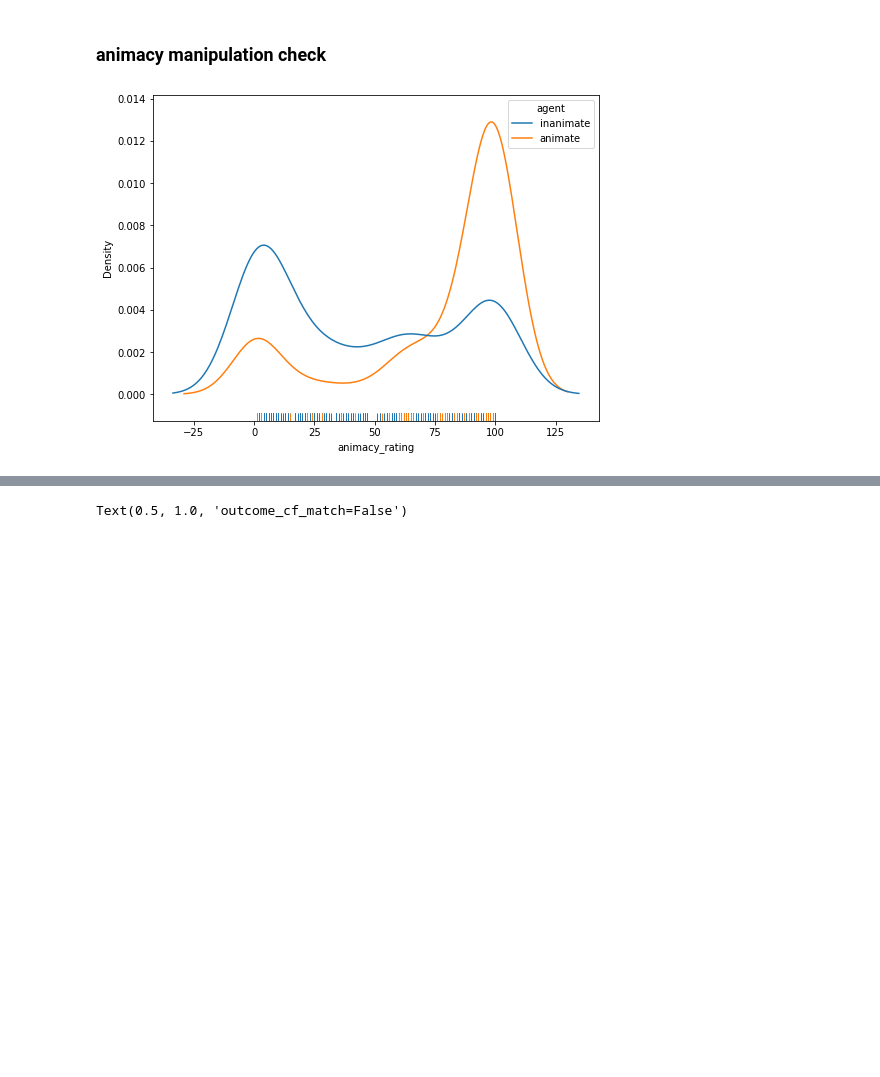
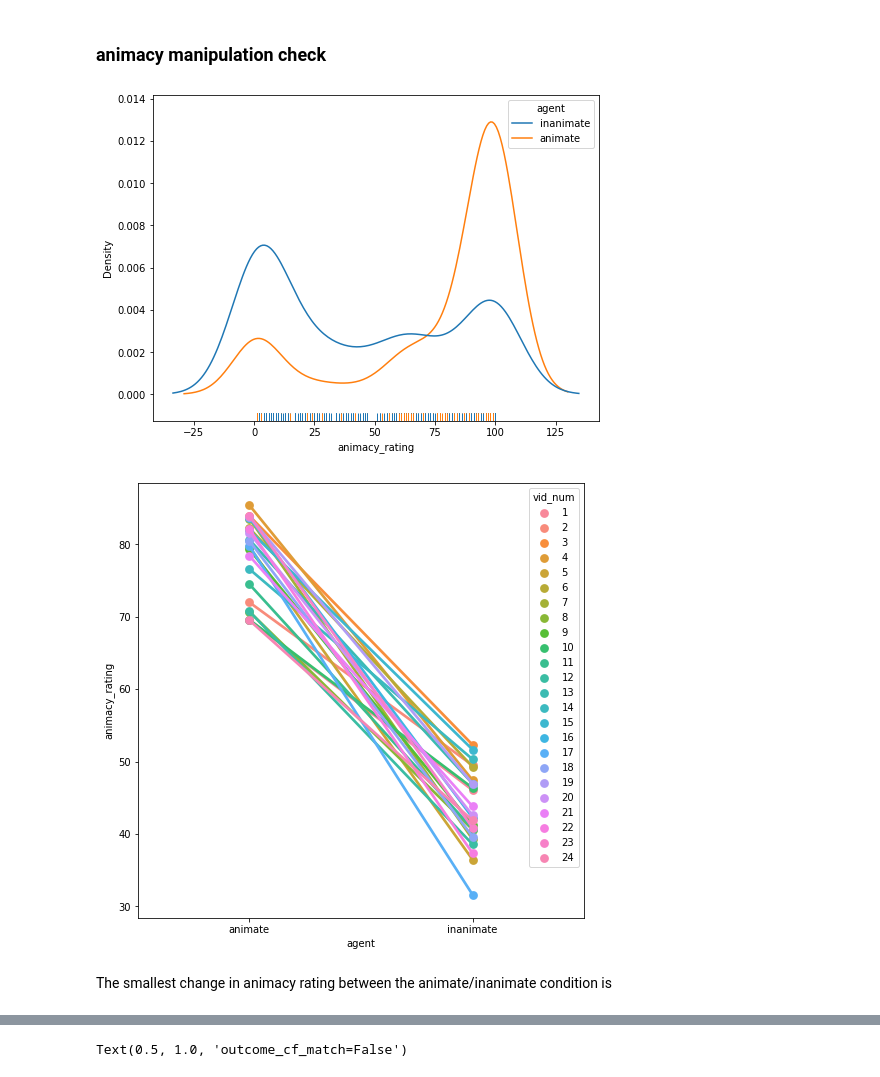
Before and after one commit to temills/robot-feature-learning-v1, a Jupyter notebook: Pilot/Code/pilot_data_analysis.ipynb, the cells around one changed output, grey strips where cells are left out. Saved outputs shown, nothing was run; the diff lists cells and outputs as text; code cells hidden in the pictures; blank space fills up the shorter version.

Commit message:
animacy rating differences

```diff
--- a/Pilot/Code/pilot_data_analysis.ipynb
+++ b/Pilot/Code/pilot_data_analysis.ipynb
@@ -55,10 +55,17 @@ pilotDat.show_variables()
 ['trial_num', 'jspsychID', 'stimulus', 'agent', 'time_elapse', 'causal_rating', 'counterfactual_rating', 'animacy_rating', 'rt_1', 'rt_2', 'rt_3', 'trial_rt', 'subject_id', 'outcome', 'cf', 'outcome_C ...
 # %% [markdown]
 ### animacy manipulation check
-# %%
-pilotDat.rating_dist(variable='animacy_rating', hue='agent', filename='AnimacyRatings.png')
-# %% [output]
-[figure, removed]
+# %%
+pilotDat.rating_dist(variable='animacy_rating', hue='agent', filename='AnimacyRatings.png')
+anim = pilotDat.dat.groupby(['vid_num', 'agent']).mean().animacy_rating.reset_index()
+f, a = plt.subplots(figsize=(8,8))
+sns.pointplot(data=anim, x='agent', y='animacy_rating', hue='vid_num', ax=a)
+plt.savefig('../Plots/animacyRatingChange.png')
+# %% [output]
+[figure, added]
+[figure, added]
+# %% [markdown]
+The smallest change in animacy rating between the animate/inanimate condition is
 # %%
 pilotDat.dat.groupby(['vid_num', 'agent']).mean().animacy_rating.diff(-1).xs('animate', level=1).sort_values()
 # %% [output]
```
Also changed, not shown: parts of 2 cells of this notebook.
